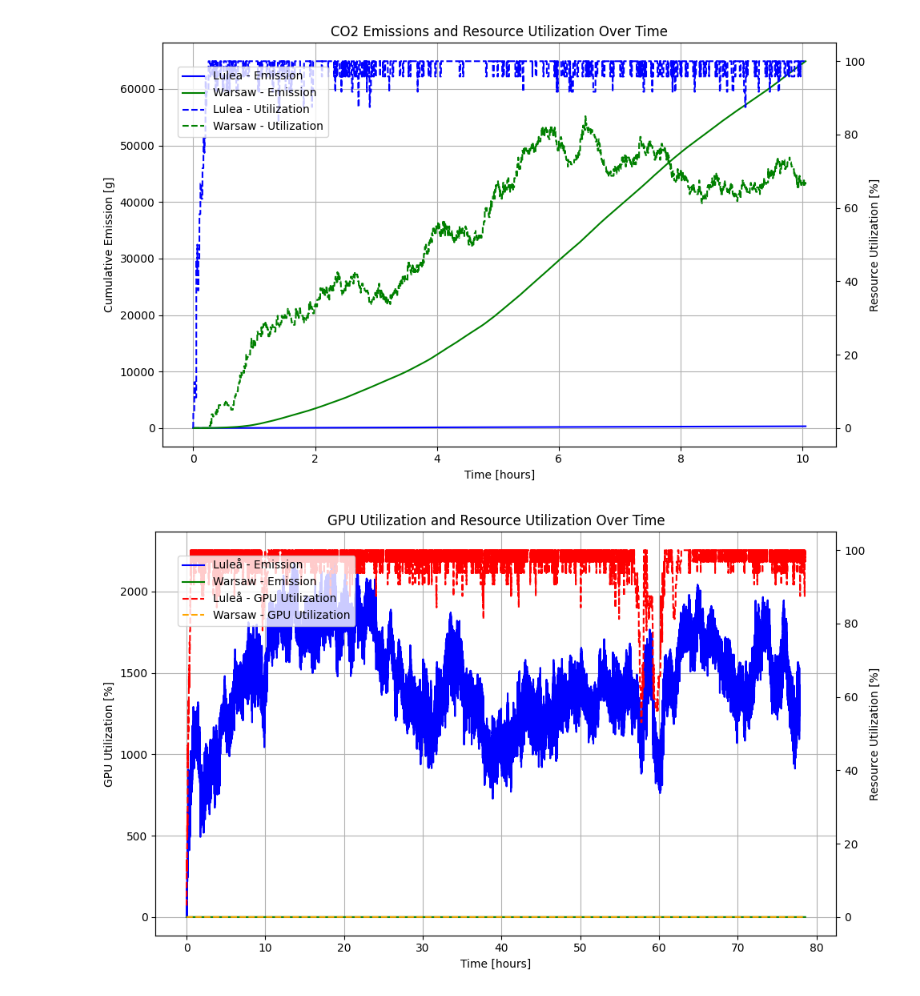
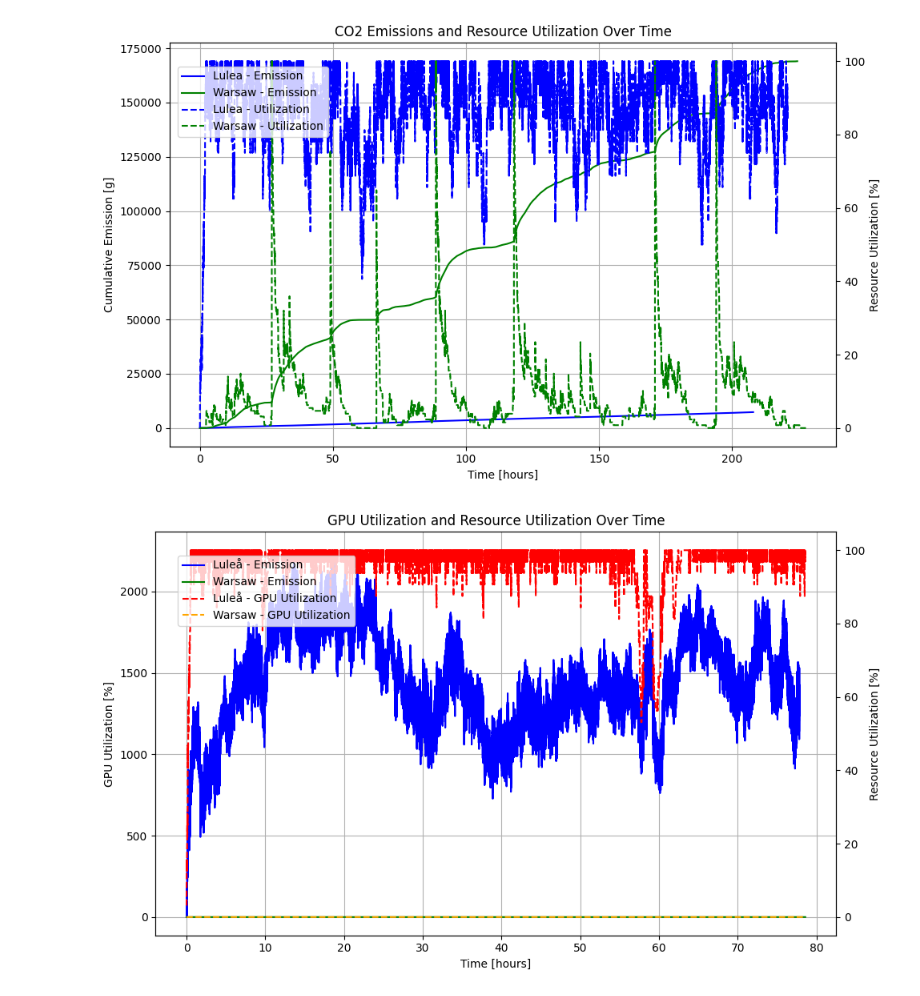
Before and after one commit to johankristianss/carbonsim, a Jupyter notebook: notebooks/EdgeClusterStatsP.ipynb, the cells around one changed output. Saved outputs shown, nothing was run; the diff lists cells and outputs as text; code cells hidden in the pictures.

```diff
--- a/notebooks/EdgeClusterStatsP.ipynb
+++ b/notebooks/EdgeClusterStatsP.ipynb
@@ -3,7 +3,7 @@ import pandas as pd
 import matplotlib.pyplot as plt
 
 #dir = "../results/30/genetic_timepool"
-dir = "../results/30/greedy_binpack"
+dir = "../results/100/delay_v2"
 edge_cluster1 = "Lulea"
 edge_cluster2 = "Warsaw"
 
@@ -25,34 +25,34 @@ df4['hours'] = df4['tick'] / 3600
 df4['cluster_resource_utilization'] = df4['cluster_resource_utilization'] * 100
 
 # Create the plot
 fig, ax1 = plt.subplots(figsize=(10, 6))
 
 # Plot cumulative emissions on the primary y-axis
 ax1.plot(df1['hours'], df1['cluster_cumulative_emission'], label=edge_cluster1 + ' - Emission', color='blue')
 ax1.plot(df3['hours'], df3['cluster_cumulative_emission'], label=edge_cluster2 + ' - Emission', color='green')
 ax1.set_xlabel('Time [hours]')
 ax1.set_ylabel('Cumulative Emission [g]', color='black')
 ax1.tick_params(axis='y', labelcolor='black')
 
 # Add the secondary y-axis for utilization
 ax2 = ax1.twinx()
 ax2.plot(df2['hours'], df2['cluster_resource_utilization'], label=edge_cluster1 + ' - Utilization', color='blue', linestyle='dashed')
 ax2.plot(df4['hours'], df4['cluster_resource_utilization'], label=edge_cluster2 + ' - Utilization', color='green', linestyle='dashed')
 ax2.set_ylabel('Resource Utilization [%]', color='black')
 ax2.tick_params(axis='y', labelcolor='black')
 
 # Add legends for both axes
 fig.legend(loc='upper left', bbox_to_anchor=(0.1, 0.9))
 ax1.grid(True)
 
 # Add a title
 plt.title('CO2 Emissions and Resource Utilization Over Time')
 
 # Show the plot
 plt.tight_layout()
 plt.show()
 # %% [output]
-[figure, old version]
+[figure, new version]
 # %%
 import pandas as pd
 import matplotlib.pyplot as plt
```
Also changed, not shown: 17 other files.
